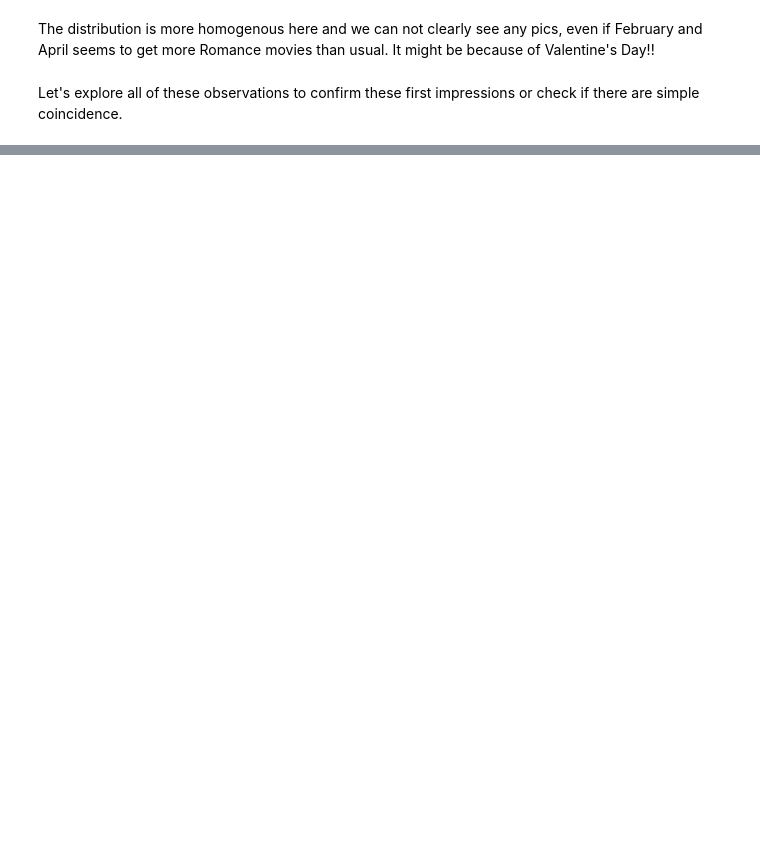
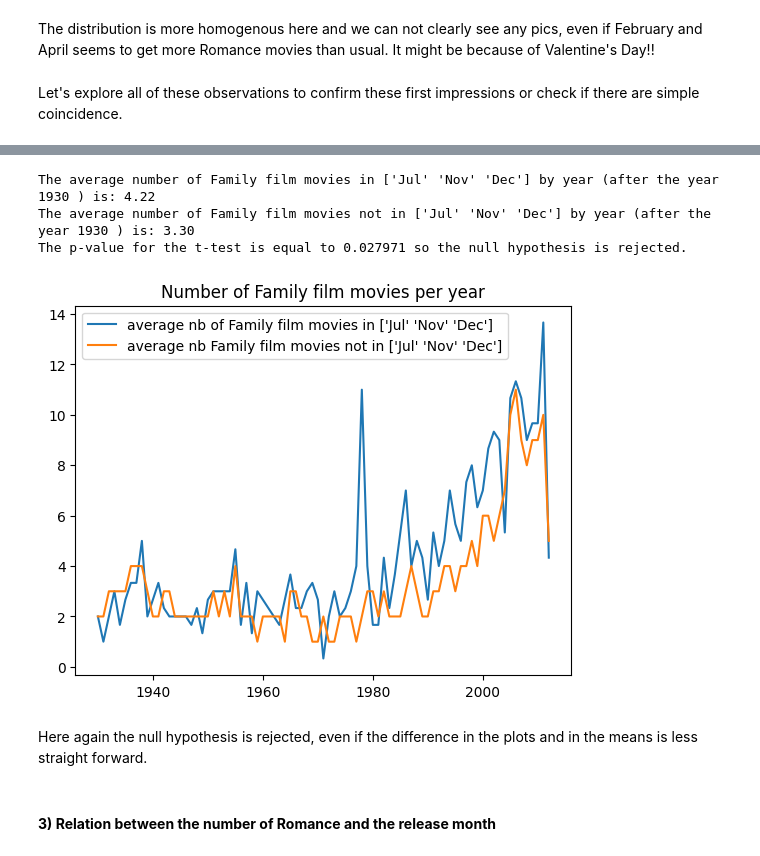
Before and after one commit to epfl-ada/ada-2023-project-dat4k, a Jupyter notebook: P2_final.ipynb, the cells around one changed output, grey strips where cells are left out. Drawn from its saved outputs; the diff is of its cells as text; code cells hidden in the pictures; blank space fills up the shorter version.

```diff
--- a/P2_final.ipynb
+++ b/P2_final.ipynb
@@ -332,0 +372,13 @@ Let's explore all of these observations to confirm these first impressions or ch
+# %%
+months = pd.Series([7,11,12])
+# %%
+ttest(df_clean_genre,'Family film', months, 1930) #df, genre, month, min year considered (optional)
+# %% [output]
+The average number of Family film movies in ['Jul' 'Nov' 'Dec'] by year (after the year 1930 ) is: 4.22
+The average number of Family film movies not in ['Jul' 'Nov' 'Dec'] by year (after the year 1930 ) is: 3.30
+The p-value for the t-test is equal to 0.027971 so the null hypothesis is rejected.
+[figure, added]
+# %% [markdown]
+Here again the null hypothesis is rejected, even if the difference in the plots and in the means is less straight forward.
+# %% [markdown]
+#### **3) Relation between the number of Romance and the release month**
```
Also changed, not shown: parts of 22 cells of this notebook, 4 other files.
